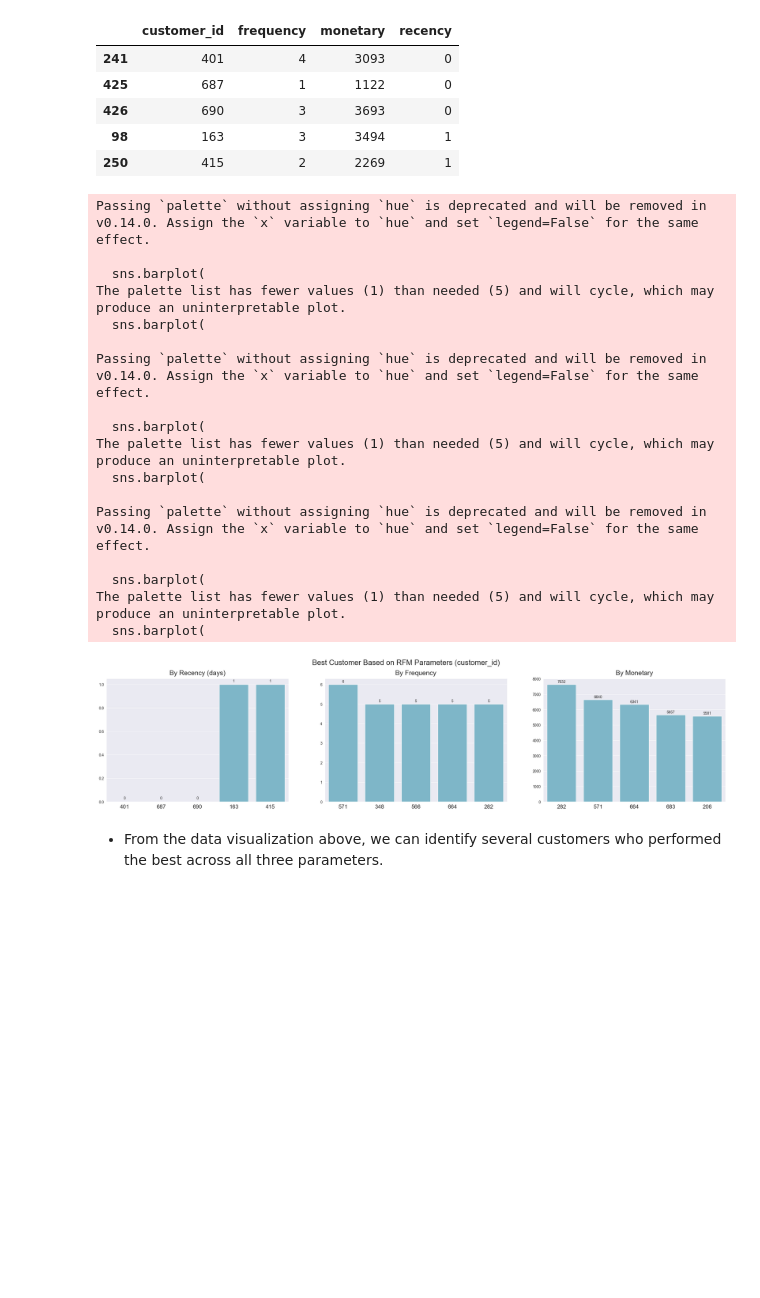
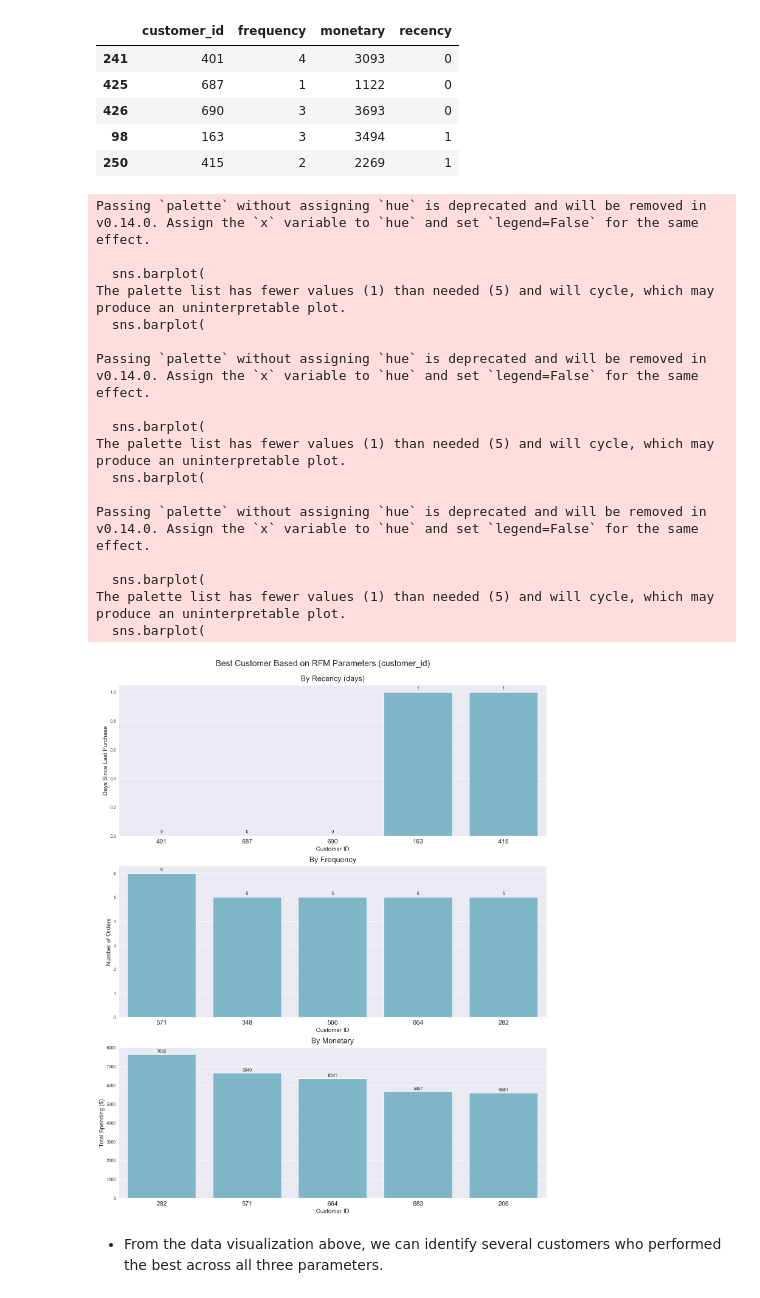
Before and after one commit to shanusaras/TrendTracker-Fashion_Sales_and_Customers, a Jupyter notebook: Online_Fashion_Data_Analysis.ipynb, the cells around one changed output. Drawn from its saved outputs; the diff is of its cells as text; code cells hidden in the pictures; blank space fills up the shorter version.

```diff
--- a/Online_Fashion_Data_Analysis.ipynb
+++ b/Online_Fashion_Data_Analysis.ipynb
@@ -1472,9 +1472,11 @@ asc_recency_rfm_df
 # %%
 colors = ['#72BCD4']
 
-fig, ax = plt.subplots(nrows=1, ncols=3, figsize=(30, 6))
+fig, ax = plt.subplots(nrows=3, ncols=1, figsize=(15, 18))
 
-# Plot pertama
+# First plot
+# If recency is sorted in ascending order, it shows customers with the smallest to big recency values
+# The less the recency (days in which the customer made a last transaction), the better .
 asc_recency_rfm_df = rfm_df.sort_values(by='recency', ascending=True).head(5)
 sns.barplot(
     y='recency',
@@ -1484,8 +1486,8 @@ sns.barplot(
     order=asc_recency_rfm_df['customer_id'],
     ax=ax[0]
 )
-ax[0].set_ylabel(None)
-ax[0].set_xlabel(None)
+ax[0].set_ylabel('Days Since Last Purchase', fontsize=14)
+ax[0].set_xlabel('Customer ID', fontsize=14)
 ax[0].set_title('By Recency (days)', loc='center', fontsize=18, pad=10)
 ax[0].tick_params(axis ='x', labelsize=15)
 
@@ -1496,8 +1498,7 @@ for i, value in enumerate(asc_recency_rfm_df['recency']):
         s=value,
         ha='center',
     )
-
-# Plot kedua
+# Second plot
 desc_frequency_rfm_df = rfm_df.sort_values(by='frequency', ascending=False).head(5)
 sns.barplot(
     y='frequency',
@@ -1507,8 +1508,8 @@ sns.barplot(
     order=desc_frequency_rfm_df['customer_id'],
     ax=ax[1]
 )
-ax[1].set_ylabel(None)
-ax[1].set_xlabel(None)
+ax[1].set_ylabel('Number of Orders', fontsize=14)
+ax[1].set_xlabel('Customer ID', fontsize=14)
 ax[1].set_title('By Frequency', loc='center', fontsize=18, pad=10)
 ax[1].tick_params(axis='x', labelsize=15)
 
@@ -1520,7 +1521,7 @@ for i, value in enumerate(desc_frequency_rfm_df['frequency']):
         ha='center',
     )
 
-# Plot ketiga
+# Third plot
 desc_monetary_rfm_df = rfm_df.sort_values(by='monetary', ascending=False).head(5)
 sns.barplot(
     y='monetary',
@@ -1530,40 +1531,44 @@ sns.barplot(
     order=desc_monetary_rfm_df['customer_id'],
     ax=ax[2]
 )
-ax[2].set_ylabel(None)
-ax[2].set_xlabel(None)
+ax[2].set_ylabel('Total Spending ($)', fontsize=14)
+ax[2].set_xlabel('Customer ID', fontsize=14)
 ax[2].set_title('By Monetary', loc='center', fontsize=18, pad=10)
 ax[2].tick_params(axis='x', labelsize=15)
 
 for i, value in enumerate(desc_monetary_rfm_df['monetary']):
     ax[2].text(
         x=i,
         y=value + 100,
         s=value,
         ha='center',
     )
+# Hide the empty subplot if any
+# ax[1, 1].axis('off')
 
+plt.tight_layout()
 plt.suptitle('Best Customer Based on RFM Parameters (customer_id)',
-             fontsize=20, y=1);
+             fontsize=20, y=1.02)
+plt.show()
 # %% [output]
 Passing `palette` without assigning `hue` is deprecated and will be removed in v0.14.0. Assign the `x` variable to `hue` and set `legend=False` for the same effect.
 
   sns.barplot(
 The palette list has fewer values (1) than needed (5) and will cycle, which may produce an uninterpretable plot.
   sns.barplot(
 
 Passing `palette` without assigning `hue` is deprecated and will be removed in v0.14.0. Assign the `x` variable to `hue` and set `legend=False` for the same effect.
 
   sns.barplot(
 The palette list has fewer values (1) than needed (5) and will cycle, which may produce an uninterpretable plot.
   sns.barplot(
 
 Passing `palette` without assigning `hue` is deprecated and will be removed in v0.14.0. Assign the `x` variable to `hue` and set `legend=False` for the same effect.
 
   sns.barplot(
 The palette list has fewer values (1) than needed (5) and will cycle, which may produce an uninterpretable plot.
   sns.barplot(
-[figure, old version]
+[figure, new version]
 # %% [markdown]
 - From the data visualization above, we can identify several customers who performed the best across all three parameters.
 # %% [markdown]
```
Also changed, not shown: parts of 5 cells of this notebook.
